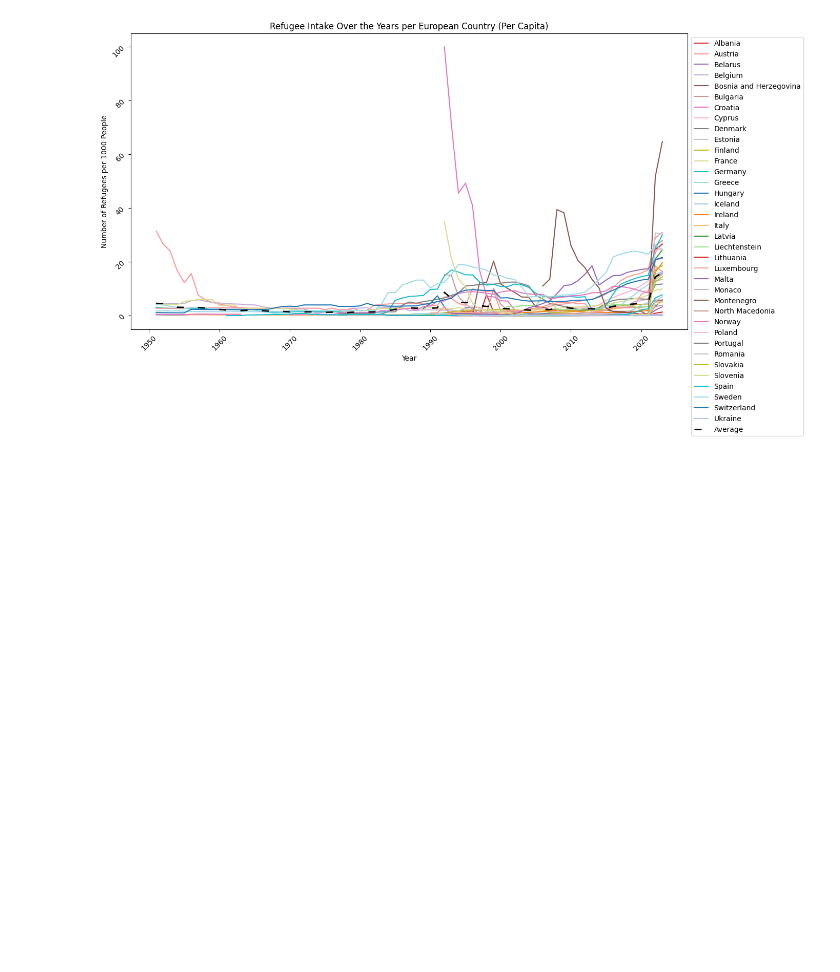
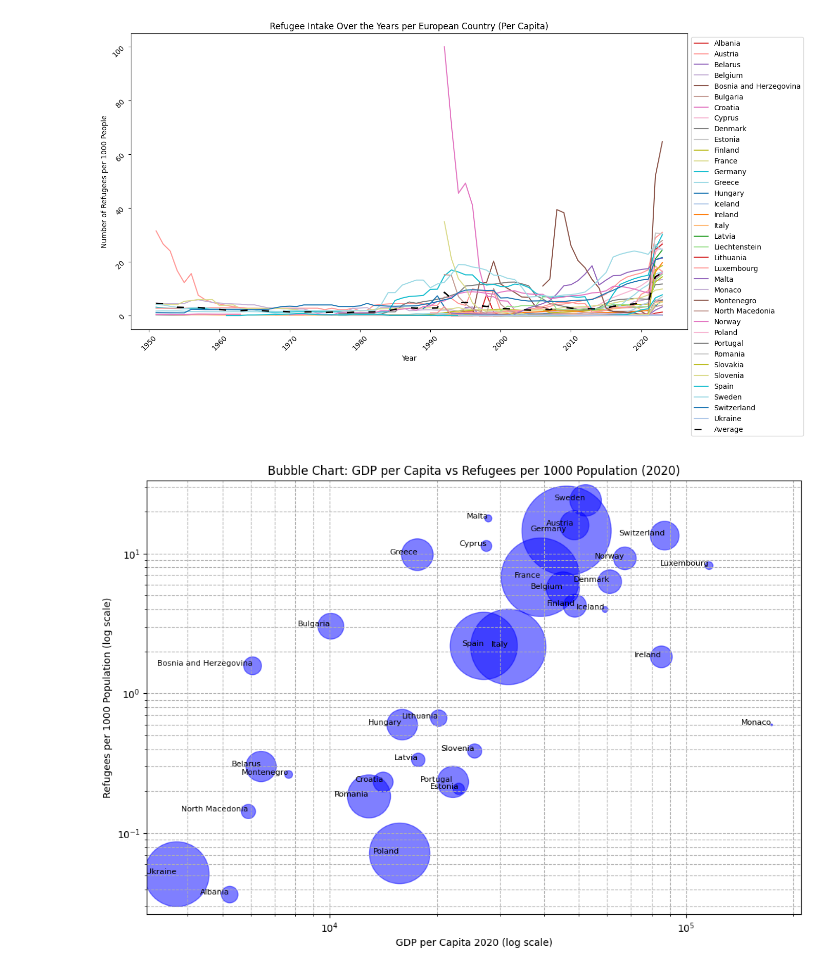
Before and after one commit to Nand-uva/InfoVis, a Jupyter notebook: docs/EU_linegraph.ipynb, the cells around one changed output. Cells and saved outputs as stored; diff of their text form; code cells hidden in the pictures; blank space fills up the shorter version.

Commit message:
gdp en bubble chart

```diff
--- a/docs/EU_linegraph.ipynb
+++ b/docs/EU_linegraph.ipynb
@@ -121,3 +125,39 @@ plt.show()
 [figure]
 [figure]
 [figure]
+# %%
+import pandas as pd
+import matplotlib.pyplot as plt
+
+# Load the data
+file_path = 'DataSets/gdp_pop_ref_2020.csv'
+data = pd.read_csv(file_path)
+
+# Remove non-finite values
+data_cleaned = data.dropna(subset=['GDP per Capita 2020']).reset_index(drop=True)
+
+# Calculate refugees per 1,000 population
+data_cleaned['Refugees per 1000 Population'] = data_cleaned['Refugees 2020'] / (data_cleaned['Population 2020'] / 1000)
+
+# Bubble chart with GDP per Capita (log scale) and Refugees per 1,000 Population (log scale)
+plt.figure(figsize=(12, 8))
+bubble_size = data_cleaned['Population 2020'] / 10000  # Adjust size for better visualization
+
+plt.scatter(data_cleaned['GDP per Capita 2020'], data_cleaned['Refugees per 1000 Population'],
+            s=bubble_size, alpha=0.5, c='blue')
+
+plt.xscale('log')
+plt.yscale('log')
+plt.xlabel('GDP per Capita 2020 (log scale)')
+plt.ylabel('Refugees per 1000 Population (log scale)')
+plt.title('Bubble Chart: GDP per Capita vs Refugees per 1000 Population (2020)')
+plt.grid(True, which="both", ls="--")
+
+# Annotate each bubble with the country name
+for i in range(data_cleaned.shape[0]):
+    plt.text(data_cleaned['GDP per Capita 2020'][i], data_cleaned['Refugees per 1000 Population'][i],
+             data_cleaned['Country'][i], fontsize=8, ha='right')
+
+plt.show()
+# %% [output]
+[figure, added]
```
Also changed, not shown: parts of 1 cell of this notebook, 5 other files.
